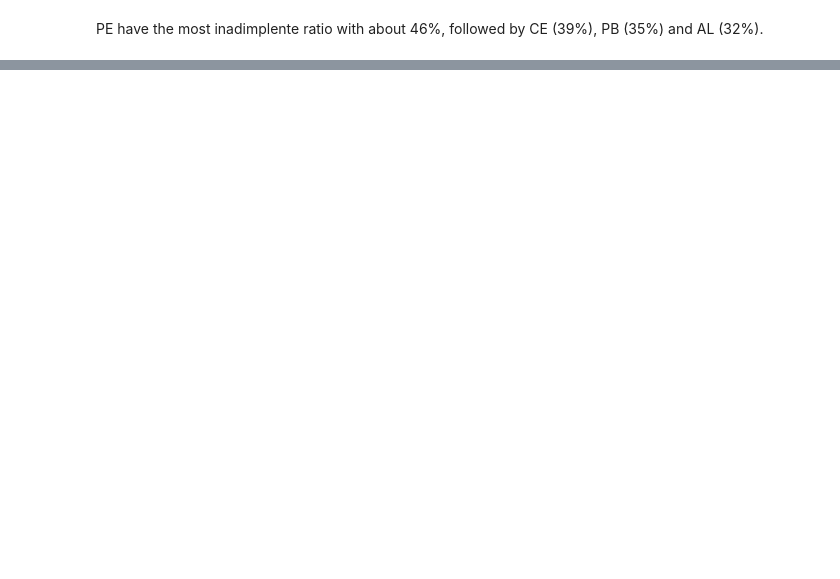
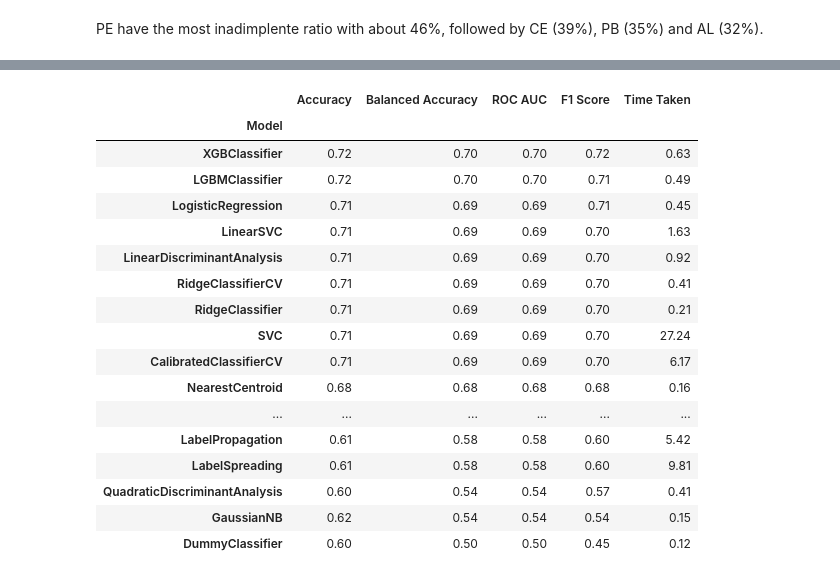
Before and after one commit to pdrzxzz/risk-score-praso, a Jupyter notebook: risk_score_praso.ipynb, the cells around one changed output, grey strips where cells are left out. Saved outputs shown, nothing was run; the diff lists cells and outputs as text; code cells hidden in the pictures; blank space fills up the shorter version.

```diff
--- a/risk_score_praso.ipynb
+++ b/risk_score_praso.ipynb
@@ -545,0 +602,4 @@ plot_correlation_matrix(df[numerical_cols], df.iloc[:, -1:], title_suffix='inadi
+# %%
+categorical_cols = ['uf', 'municipio', 'segmento_cliente', 'natureza_juridica', 'fonte_cliente', 'cnae_codigo']
+
+numerical_cols = ['capital_social', 'idade_cnpj', 'serasa_contagem_negativacoes', 'serasa_contagem_protestos']
@@ -545,0 +695,6 @@ plot_correlation_matrix(df[numerical_cols], df.iloc[:, -1:], title_suffix='inadi
+# %%
+from sklearn.model_selection import train_test_split
+
+X, y = df_preprocessed.drop(columns=['inadimplente']), df_preprocessed['inadimplente']
+
+X_train, X_test, y_train, y_test = train_test_split(X, y, test_size=0.2, random_state=42)
@@ -545,0 +707,4 @@ plot_correlation_matrix(df[numerical_cols], df.iloc[:, -1:], title_suffix='inadi
+# %%
+from lazypredict.Supervised import LazyClassifier
+clf = LazyClassifier(verbose=0, ignore_warnings=True, custom_metric=None)
+models, predictions = clf.fit(X_train, X_test, y_train, y_test)
@@ -545,0 +720,21 @@ plot_correlation_matrix(df[numerical_cols], df.iloc[:, -1:], title_suffix='inadi
+# %%
+models
+# %% [output]
+|  | Accuracy | Balanced Accuracy | ROC AUC | F1 Score | Time Taken |
+| Model |  |  |  |  |  |
+| XGBClassifier | 0.72 | 0.70 | 0.70 | 0.72 | 0.63 |
+| LGBMClassifier | 0.72 | 0.70 | 0.70 | 0.71 | 0.49 |
+| LogisticRegression | 0.71 | 0.69 | 0.69 | 0.71 | 0.45 |
+| LinearSVC | 0.71 | 0.69 | 0.69 | 0.70 | 1.63 |
+| LinearDiscriminantAnalysis | 0.71 | 0.69 | 0.69 | 0.70 | 0.92 |
+| RidgeClassifierCV | 0.71 | 0.69 | 0.69 | 0.70 | 0.41 |
+| RidgeClassifier | 0.71 | 0.69 | 0.69 | 0.70 | 0.21 |
+| SVC | 0.71 | 0.69 | 0.69 | 0.70 | 27.24 |
+| CalibratedClassifierCV | 0.71 | 0.69 | 0.69 | 0.70 | 6.17 |
+| NearestCentroid | 0.68 | 0.68 | 0.68 | 0.68 | 0.16 |
+| ... | ... | ... | ... | ... | ... |
+| LabelPropagation | 0.61 | 0.58 | 0.58 | 0.60 | 5.42 |
+| LabelSpreading | 0.61 | 0.58 | 0.58 | 0.60 | 9.81 |
+| QuadraticDiscriminantAnalysis | 0.60 | 0.54 | 0.54 | 0.57 | 0.41 |
+| GaussianNB | 0.62 | 0.54 | 0.54 | 0.54 | 0.15 |
+| DummyClassifier | 0.60 | 0.50 | 0.50 | 0.45 | 0.12 |
```
Also changed, not shown: parts of 38 cells of this notebook.
